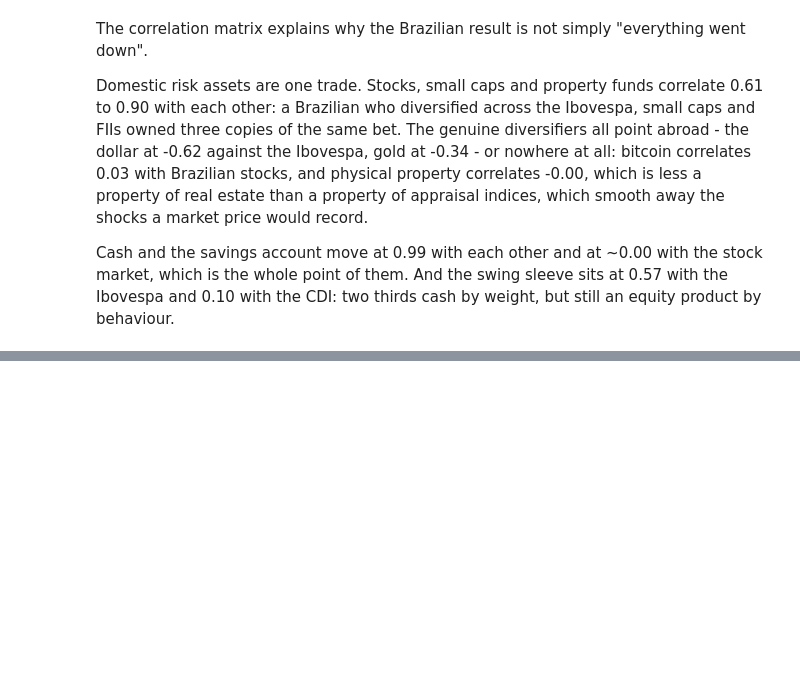
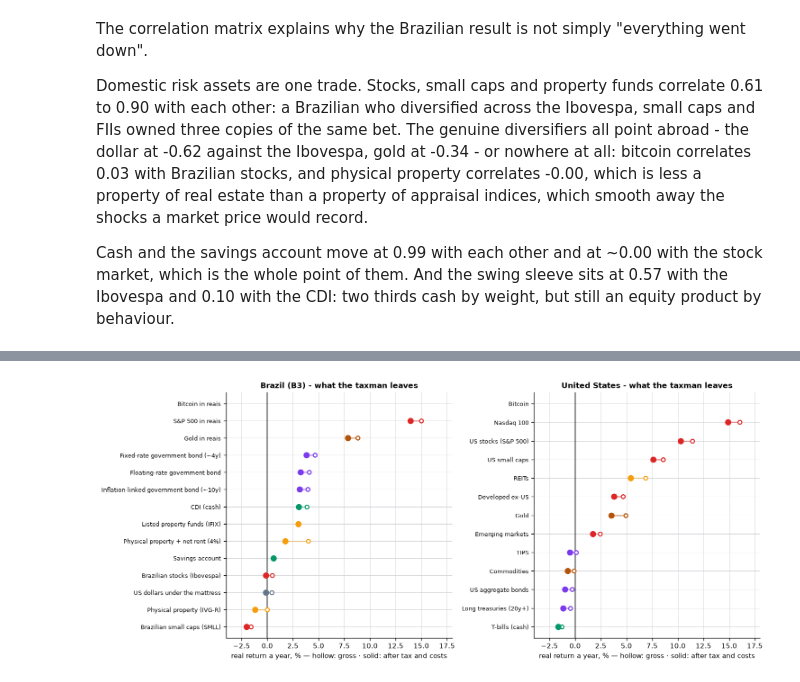
Before and after one commit to jeffev/swing-quant, a Jupyter notebook: notebooks/swing_vs_investing.ipynb, the cells around one changed output, grey strips where cells are left out. Saved outputs shown, nothing was run; the diff lists cells and outputs as text; code cells hidden in the pictures; blank space fills up the shorter version.

```diff
--- a/notebooks/swing_vs_investing.ipynb
+++ b/notebooks/swing_vs_investing.ipynb
@@ -1113,0 +1344,21 @@ with the CDI: two thirds cash by weight, but still an equity product by behaviou
+# %%
+# The same class read at four holding periods: does time in the market fix it?
+horizons = [1, 3, 5, 10]
+key_classes = {
+    "b3": ["acoes_br", "fiis", "cdi", "sp500_brl", "imoveis_income", "poupanca"],
+    "us": ["acoes_us", "bonds_us", "tbills", "reits_us", "ouro_usd"],
+}
+rows = []
+for m in STUDIES:
+    for key in key_classes[m]:
+        c = CLASSES[m].get(key)
+        if c is None:
+            continue
+        entry = {"market": S.MARKET_LABEL[m], "class": A.label_of(c)}
+        for h in horizons:
+            stats = V.window_stats(c, INFL[m], CLASSES[m][A.CASH_KEY[m]].returns, h)
+            entry[f"{h}y median"] = stats.get("median")
+            entry[f"{h}y neg"] = stats.get("share_negative")
+        rows.append(entry)
+horizon_table = pd.DataFrame(rows).set_index(["market", "class"])
+display(horizon_table.style.format("{:.1%}", na_rep="-"))
@@ -1113,0 +1396,5 @@ with the CDI: two thirds cash by weight, but still an equity product by behaviou
+# %%
+for m in STUDIES:
+    TAXES[m] = V.tax_table(CLASSES[m], INFL[m], m)
+    print(f"\n=== {S.MARKET_LABEL[m]} - real return before and after tax")
+    display(V.fmt(TAXES[m][["gross_real", "net_real", "tax_drag", "inflation_tax", "note"]]))
@@ -1113,0 +1456,21 @@ with the CDI: two thirds cash by weight, but still an equity product by behaviou
+# %%
+fig, axes = plt.subplots(1, 2, figsize=(12.5, 5.4))
+for ax, m in zip(axes, STUDIES):
+    t = TAXES[m].sort_values("net_real")
+    colors = A.color_map(CLASSES[m])
+    for i, (label, row) in enumerate(t.iterrows()):
+        col = colors.get(label, S.COLORS["grid"])
+        g, n = row["gross_real"] * 100, row["net_real"] * 100
+        ax.plot([n, g], [i, i], color=col, lw=1.6, alpha=0.45, zorder=2)
+        ax.scatter(g, i, s=26, facecolor="white", edgecolor=col, lw=1.4, zorder=3)
+        ax.scatter(n, i, s=52, color=col, zorder=4)
+    ax.axvline(0, color="#111", lw=1)
+    ax.set_yticks(range(len(t)), list(t.index), fontsize=8)
+    ax.set_xlim(-4, 18)
+    ax.set_xlabel("real return a year, % — hollow: gross · solid: after tax and costs")
+    ax.set_title(f"{S.MARKET_LABEL[m]} - what the taxman leaves")
+fig.tight_layout()
+fig.savefig(FIGDIR / "14_tax.png", bbox_inches="tight")
+plt.show()
+# %% [output]
+[figure, added]
```
Also changed, not shown: parts of 23 cells of this notebook, 5 other files.
